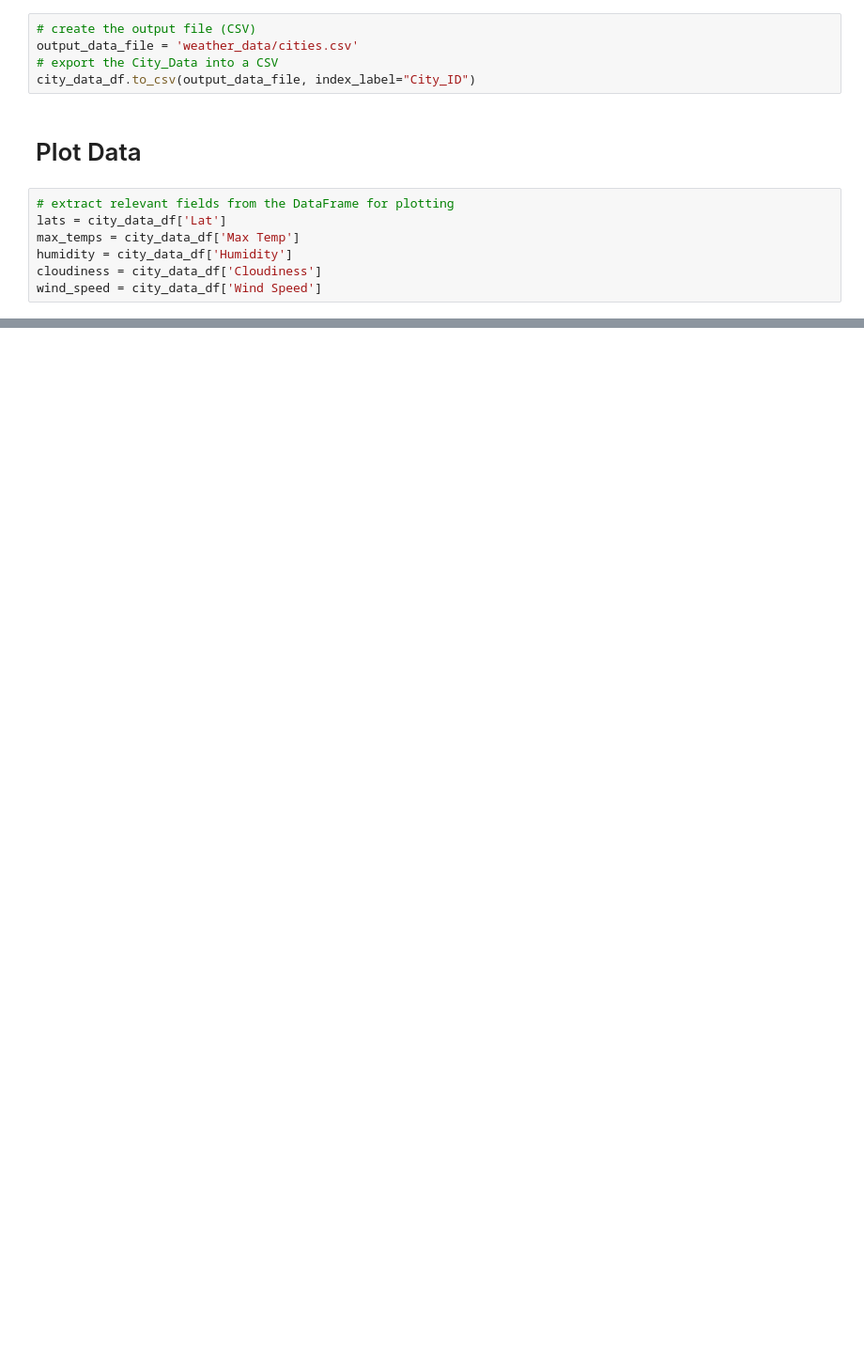
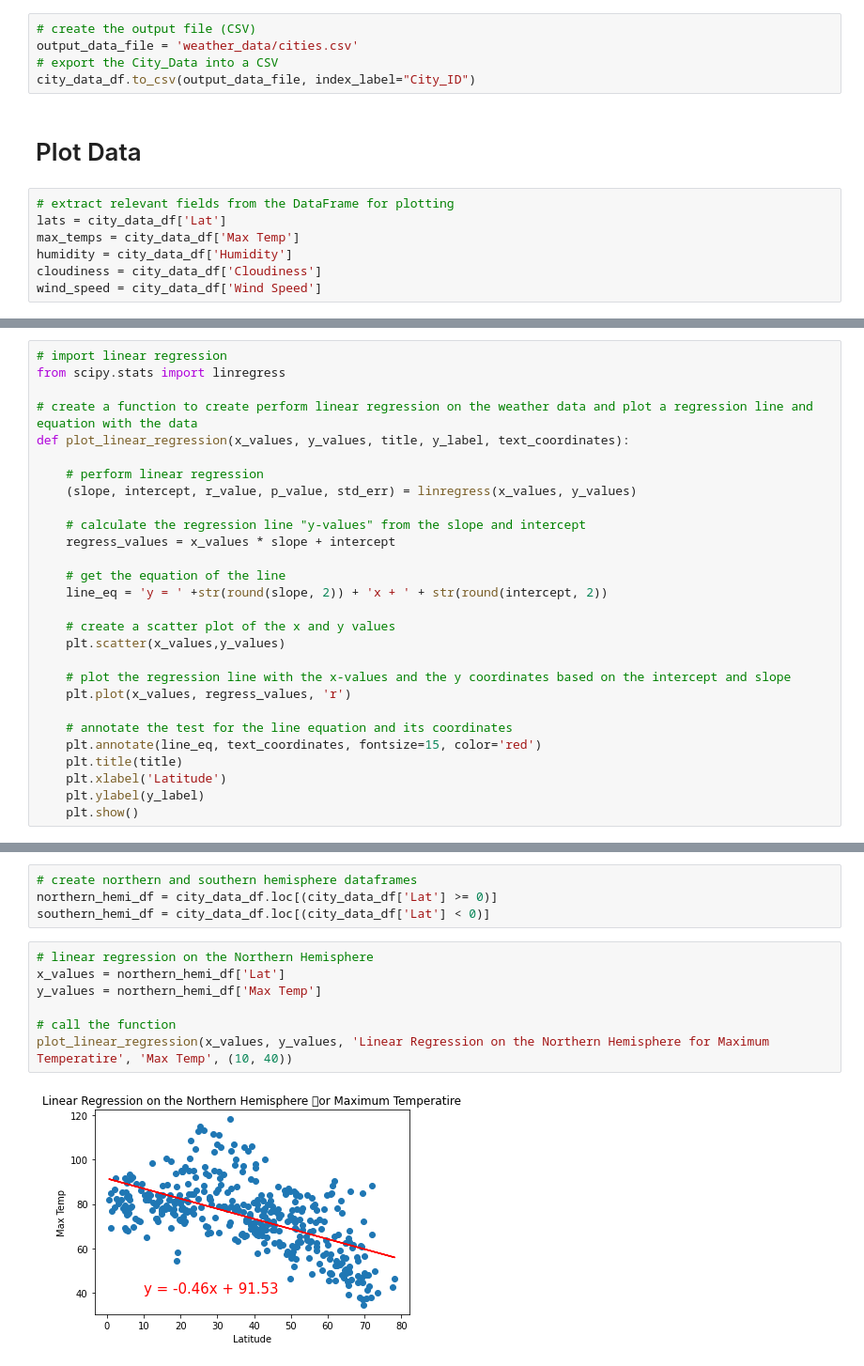
Before and after one commit to apaneser/World_Weather_Analysis, a Jupyter notebook: WeatherPy.ipynb, the cells around one changed output, grey strips where cells are left out. Shown: that part at 94% size. Cells and saved outputs as stored; diff of their text form; blank space fills up the shorter version.

```diff
--- a/WeatherPy.ipynb
+++ b/WeatherPy.ipynb
@@ -289,0 +290,28 @@ plt.show()
+# %%
+# import linear regression
+from scipy.stats import linregress
+
+# create a function to create perform linear regression on the weather data and plot a regression line and equation with the data
+def plot_linear_regression(x_values, y_values, title, y_label, text_coordinates):
+
+    # perform linear regression
+    (slope, intercept, r_value, p_value, std_err) = linregress(x_values, y_values)
+
+    # calculate the regression line "y-values" from the slope and intercept
+    regress_values = x_values * slope + intercept
+
+    # get the equation of the line
+    line_eq = 'y = ' +str(round(slope, 2)) + 'x + ' + str(round(intercept, 2))
+
+    # create a scatter plot of the x and y values
+    plt.scatter(x_values,y_values)
+
+    # plot the regression line with the x-values and the y coordinates based on the intercept and slope
+    plt.plot(x_values, regress_values, 'r')
+
+    # annotate the test for the line equation and its coordinates
+    plt.annotate(line_eq, text_coordinates, fontsize=15, color='red')
+    plt.title(title)
+    plt.xlabel('Latitude')
+    plt.ylabel(y_label)
+    plt.show()
@@ -289,0 +356,13 @@ plt.show()
+# %%
+# create northern and southern hemisphere dataframes
+northern_hemi_df = city_data_df.loc[(city_data_df['Lat'] >= 0)]
+southern_hemi_df = city_data_df.loc[(city_data_df['Lat'] < 0)]
+# %%
+# linear regression on the Northern Hemisphere
+x_values = northern_hemi_df['Lat']
+y_values = northern_hemi_df['Max Temp']
+
+# call the function
+plot_linear_regression(x_values, y_values, 'Linear Regression on the Northern Hemisphere for Maximum Temperatire', 'Max Temp', (10, 40))
+# %% [output]
+[figure, added]
```
Also changed, not shown: parts of 19 cells of this notebook, 6 other files.
